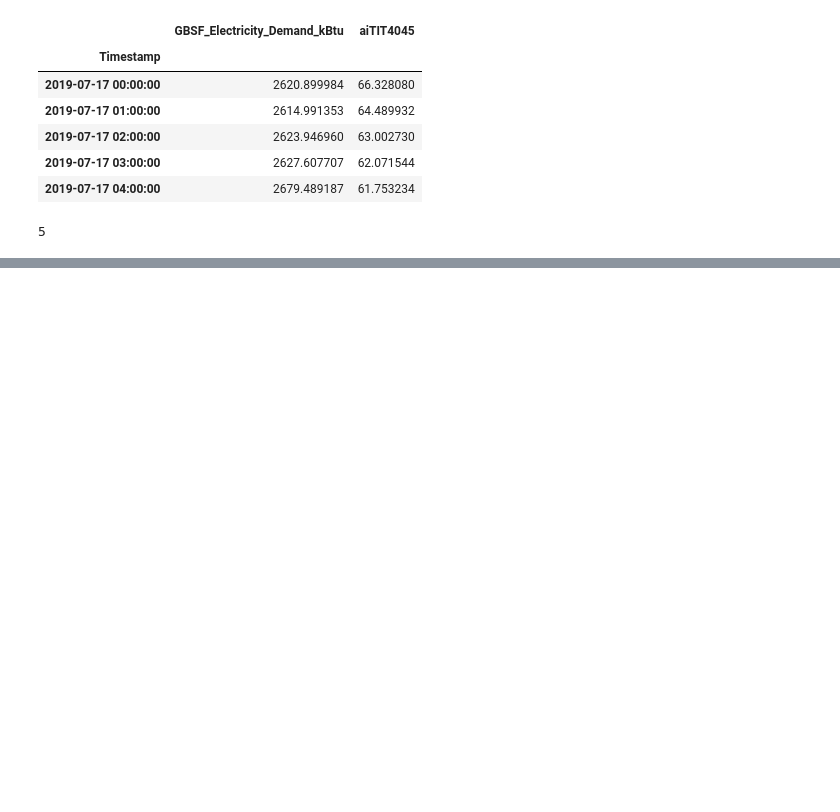
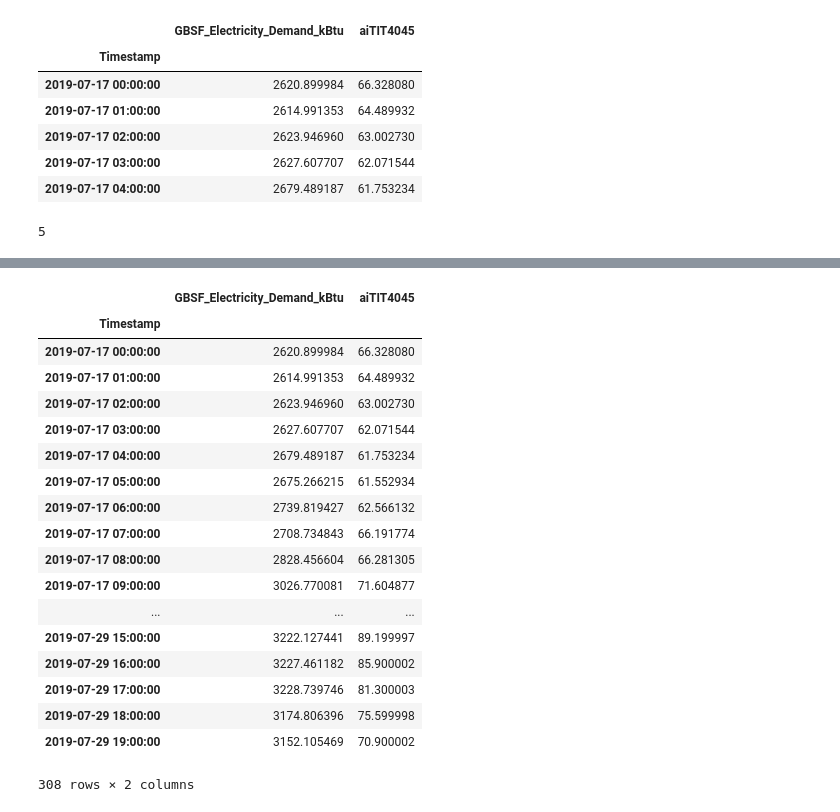
Before and after one commit to eco-data-science-team/LSTM-Anomaly-Detection, a Jupyter notebook: LSTM_Future_Predictor.ipynb, the cells around one changed output, grey strips where cells are left out. Saved outputs shown, nothing was run; the diff lists cells and outputs as text; code cells hidden in the pictures; blank space fills up the shorter version.

```diff
--- a/LSTM_Future_Predictor.ipynb
+++ b/LSTM_Future_Predictor.ipynb
@@ -183,0 +221,22 @@ Text(0.5, 1.0, 'Predicting +5h')
+# %%
+new_df
+# %% [output]
+|  | GBSF_Electricity_Demand_kBtu | aiTIT4045 |
+| Timestamp |  |  |
+| 2019-07-17 00:00:00 | 2620.899984 | 66.328080 |
+| 2019-07-17 01:00:00 | 2614.991353 | 64.489932 |
+| 2019-07-17 02:00:00 | 2623.946960 | 63.002730 |
+| 2019-07-17 03:00:00 | 2627.607707 | 62.071544 |
+| 2019-07-17 04:00:00 | 2679.489187 | 61.753234 |
+| 2019-07-17 05:00:00 | 2675.266215 | 61.552934 |
+| 2019-07-17 06:00:00 | 2739.819427 | 62.566132 |
+| 2019-07-17 07:00:00 | 2708.734843 | 66.191774 |
+| 2019-07-17 08:00:00 | 2828.456604 | 66.281305 |
+| 2019-07-17 09:00:00 | 3026.770081 | 71.604877 |
+| ... | ... | ... |
+| 2019-07-29 15:00:00 | 3222.127441 | 89.199997 |
+| 2019-07-29 16:00:00 | 3227.461182 | 85.900002 |
+| 2019-07-29 17:00:00 | 3228.739746 | 81.300003 |
+| 2019-07-29 18:00:00 | 3174.806396 | 75.599998 |
+| 2019-07-29 19:00:00 | 3152.105469 | 70.900002 |
+308 rows × 2 columns
```
Also changed, not shown: parts of 11 cells of this notebook, 9 other files.
